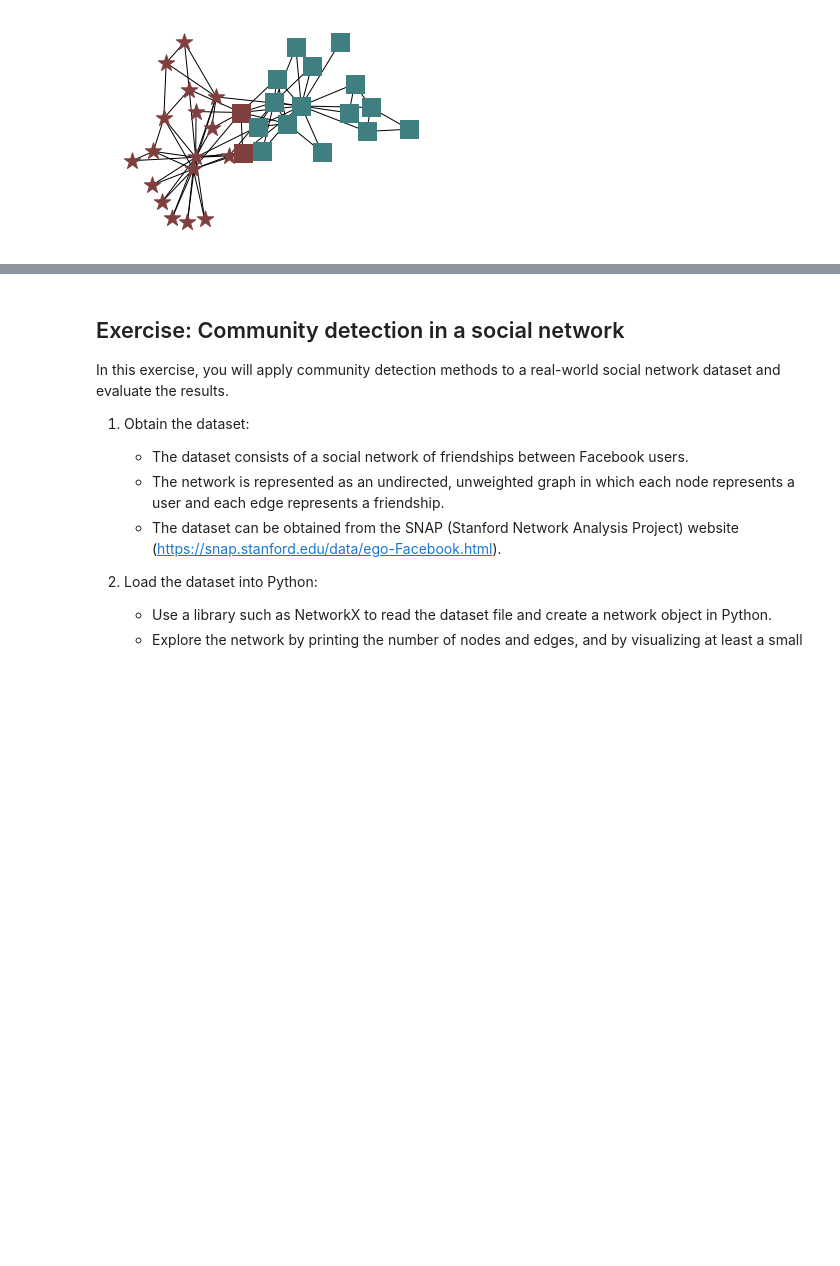
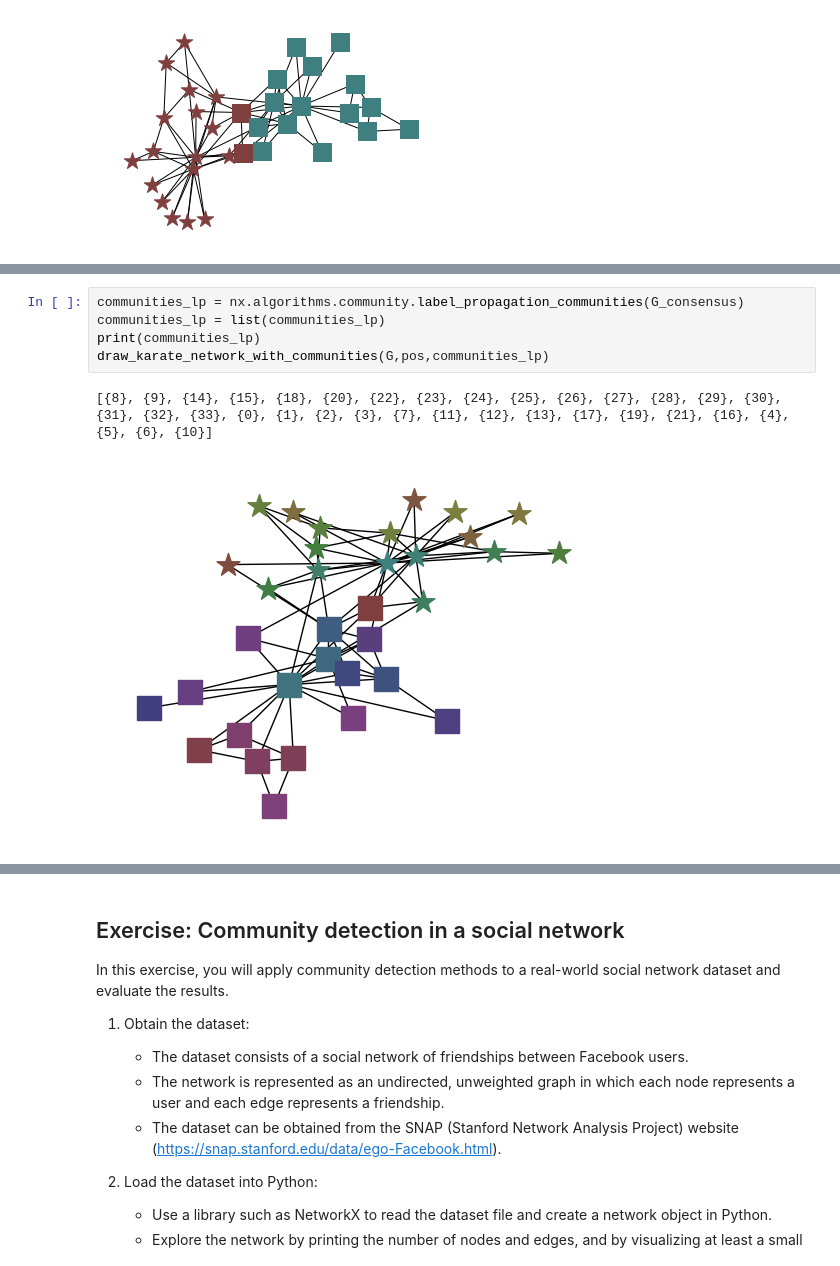
Before and after one commit to IFISC/Complex_Networks_Master, a Jupyter notebook: Lecture_5.ipynb, the cells around one changed output, grey strips where cells are left out. Drawn from its saved outputs; the diff is of its cells as text; blank space fills up the shorter version.

```diff
--- a/Lecture_5.ipynb
+++ b/Lecture_5.ipynb
@@ -361,0 +370,8 @@ draw_karate_network_with_communities(G,pos,communities_gn[0])
+# %%
+communities_lp = nx.algorithms.community.label_propagation_communities(G_consensus)
+communities_lp = list(communities_lp)
+print(communities_lp)
+draw_karate_network_with_communities(G,pos,communities_lp)
+# %% [output]
+[{8}, {9}, {14}, {15}, {18}, {20}, {22}, {23}, {24}, {25}, {26}, {27}, {28}, {29}, {30}, {31}, {32}, {33}, {0}, {1}, {2}, {3}, {7}, {11}, {12}, {13}, {17}, {19}, {21}, {16}, {4}, {5}, {6}, {10}]
+[figure, added]
```
Also changed, not shown: parts of 15 cells of this notebook, 43 other files.
